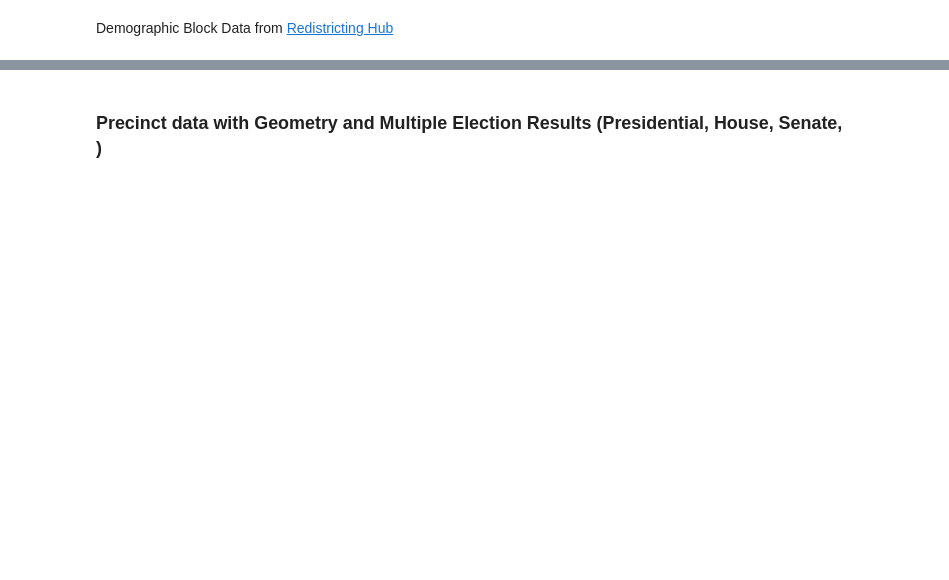
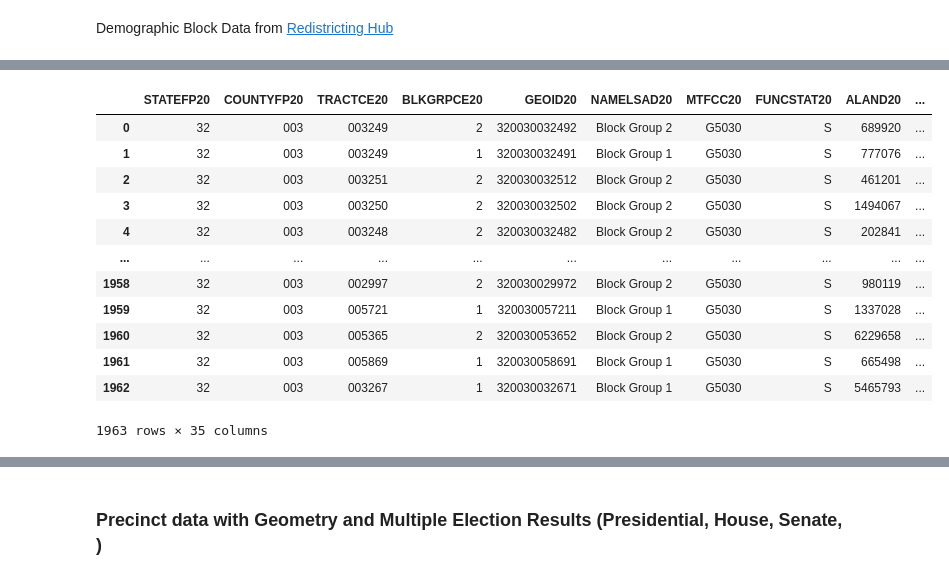
Before and after one commit to dlin462/Fair-Maps, a Jupyter notebook: scripts/nv_preprocessing.ipynb, the cells around one changed output, grey strips where cells are left out. Drawn from its saved outputs; the diff is of its cells as text; code cells hidden in the pictures; blank space fills up the shorter version.

```diff
--- a/scripts/nv_preprocessing.ipynb
+++ b/scripts/nv_preprocessing.ipynb
@@ -83,0 +229,7 @@ Demographic Block Data from [Redistricting Hub](https://redistrictingdatahub.org
+# %%
+districtr_block_df = gpd.read_file('districtr_nv_blockDemo/export-2657.shp')
+display(districtr_block_df.columns)
+result_geom.to_crs(32611, inplace=True)
+result_geom.crs
+districtr_block_df.to_crs(32611, inplace=True)
+districtr_block_df.crs
@@ -83,0 +258,16 @@ Demographic Block Data from [Redistricting Hub](https://redistrictingdatahub.org
+# %%
+districtr_block_df
+# %% [output]
+|  | STATEFP20 | COUNTYFP20 | TRACTCE20 | BLKGRPCE20 | GEOID20 | NAMELSAD20 | MTFCC20 | FUNCSTAT20 | ALAND20 | ... |
+| 0 | 32 | 003 | 003249 | 2 | 320030032492 | Block Group 2 | G5030 | S | 689920 | ... |
+| 1 | 32 | 003 | 003249 | 1 | 320030032491 | Block Group 1 | G5030 | S | 777076 | ... |
+| 2 | 32 | 003 | 003251 | 2 | 320030032512 | Block Group 2 | G5030 | S | 461201 | ... |
+| 3 | 32 | 003 | 003250 | 2 | 320030032502 | Block Group 2 | G5030 | S | 1494067 | ... |
+| 4 | 32 | 003 | 003248 | 2 | 320030032482 | Block Group 2 | G5030 | S | 202841 | ... |
+| ... | ... | ... | ... | ... | ... | ... | ... | ... | ... | ... |
+| 1958 | 32 | 003 | 002997 | 2 | 320030029972 | Block Group 2 | G5030 | S | 980119 | ... |
+| 1959 | 32 | 003 | 005721 | 1 | 320030057211 | Block Group 1 | G5030 | S | 1337028 | ... |
+| 1960 | 32 | 003 | 005365 | 2 | 320030053652 | Block Group 2 | G5030 | S | 6229658 | ... |
+| 1961 | 32 | 003 | 005869 | 1 | 320030058691 | Block Group 1 | G5030 | S | 665498 | ... |
+| 1962 | 32 | 003 | 003267 | 1 | 320030032671 | Block Group 1 | G5030 | S | 5465793 | ... |
+1963 rows × 35 columns
```
Also changed, not shown: parts of 140 cells of this notebook, 18 other files.
